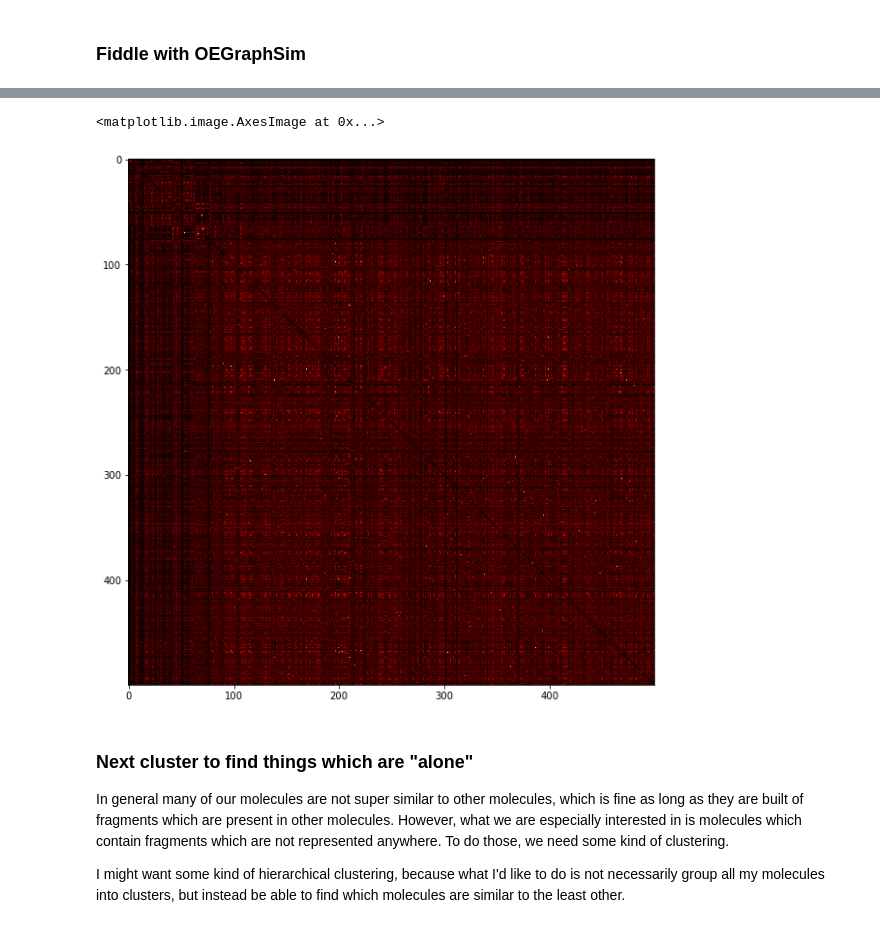
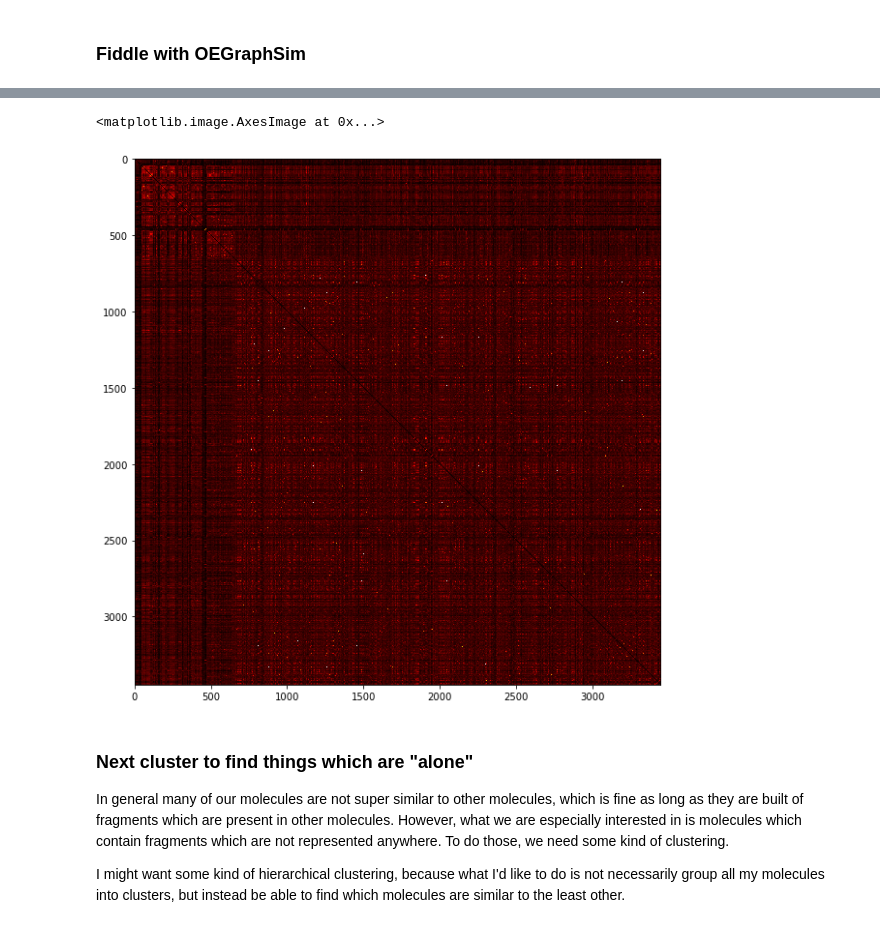
Before and after one commit to openforcefield/open-forcefield-data, a Jupyter notebook: construct_benchmarks/divide_sets.ipynb, the cells around one changed output, grey strips where cells are left out. Saved outputs shown, nothing was run; the diff lists cells and outputs as text; code cells hidden in the pictures.

```diff
--- a/construct_benchmarks/divide_sets.ipynb
+++ b/construct_benchmarks/divide_sets.ipynb
@@ -2964,0 +2949,22 @@ print(len(coverage_set_smi), len(discrepancies_set_smi))
+# %%
+# Currently I'm seeing duplicate molecules coming in from somewhere... Where?
+from openeye.oechem import *
+
+#Duplicate SMILES?
+for smi in release_smi:
+    if release_smi.count(smi)>1: print(release_smi.count(smi), smi)
+#Nope
+
+# Same molecule under different SMILES?
+canonical_smiles = []
+dupes = []
+for smi in release_smi:
+    mol = OEMol()
+    OEParseSmiles(mol, smi)
+    new_smi = OECreateIsoSmiString(mol)
+    if new_smi in canonical_smiles:
+        print("Duplicate molecule for original SMILES string %s (canonical smiles %s)" % (smi, new_smi))
+        dupes.append(smi)
+    else:
+        canonical_smiles.append(new_smi)
+print(len(dupes))
@@ -2964,0 +2989,4 @@ print(len(coverage_set_smi), len(discrepancies_set_smi))
+# %%
+# Deduplicate
+release_smi = canonical_smiles
+print(len(release_smi))
@@ -2971,15 +3001,15 @@ from openeye.oechem import *
 fptype = OEFPType_Circular #I have no idea if this is best, see https://docs.eyesopen.com/toolkits/python/graphsimtk/fingerprint.html#chapter-fingerprint for options
 
 # Make fingerprints for both sets
-coverage_set_fp = []
-coverage_set_mols = []
-for smi in coverage_set_smi:
+release_set_fp = []
+release_set_mols = []
+for smi in release_smi:
     mol = OEMol()
     OEParseSmiles(mol, smi)
     fp = OEFingerPrint()
     OEMakeFP(fp, mol, fptype)
-    coverage_set_fp.append(fp)
-    coverage_set_mols.append(mol)
+    release_set_fp.append(fp)
+    release_set_mols.append(mol)
 
 discrepancies_set_fp = []
 discrepancies_set_mols = []
@@ -3023,30 +3053,31 @@ For coverage set Cc1ccc(cc1)S(=O)(=O)I (index 78), max is 0.31
 # %%
 # Compute full similarity matrix by this metric
 # Let's make it an (N+M)*(N+M) matrix so we have all-by-all similarities.
 # Make coverage set be first N, discrepancies set next M
 
-N = len(coverage_set_smi)
+N = len(release_smi)
 M = len(discrepancies_set_smi)
 
 t_matrix = np.zeros( (N+M,N+M), np.float)
 
-comparison_fps = coverage_set_fp + discrepancies_set_fp
-comparison_mols = coverage_set_mols + discrepancies_set_mols
+comparison_fps = release_set_fp + discrepancies_set_fp
+comparison_mols = release_set_mols + discrepancies_set_mols
 
 for n in range(N+M):
     for m in range(N+M):
         if n != m: #Make diagonal elements be zero for more convenience
             t_matrix[n,m] = OETanimoto( comparison_fps[n], comparison_fps[m])
 
 import matplotlib.pyplot as plt
 %matplotlib inline
 
 # Plot part of matrix
 plt.figure(figsize =(10,10))
-plt.imshow(t_matrix[0:500,0:500], cmap='hot')
+#plt.imshow(t_matrix[0:1000,0:1000], cmap='hot')
+plt.imshow(t_matrix, cmap='hot')
 # %% [output]
 <matplotlib.image.AxesImage at 0x...>
-[figure, old version]
+[figure, new version]
 # %% [markdown]
 ### Next cluster to find things which are "alone"
 
```
Also changed, not shown: parts of 20 cells of this notebook, 2 other files.
